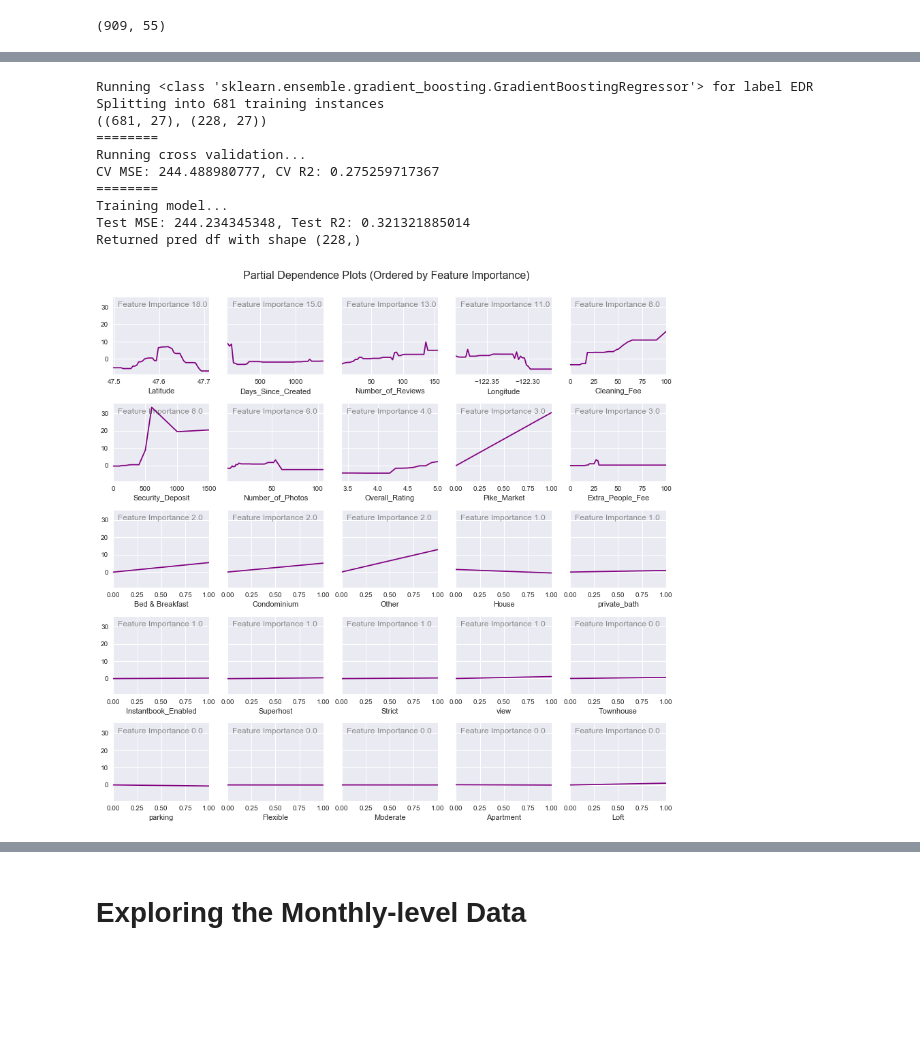
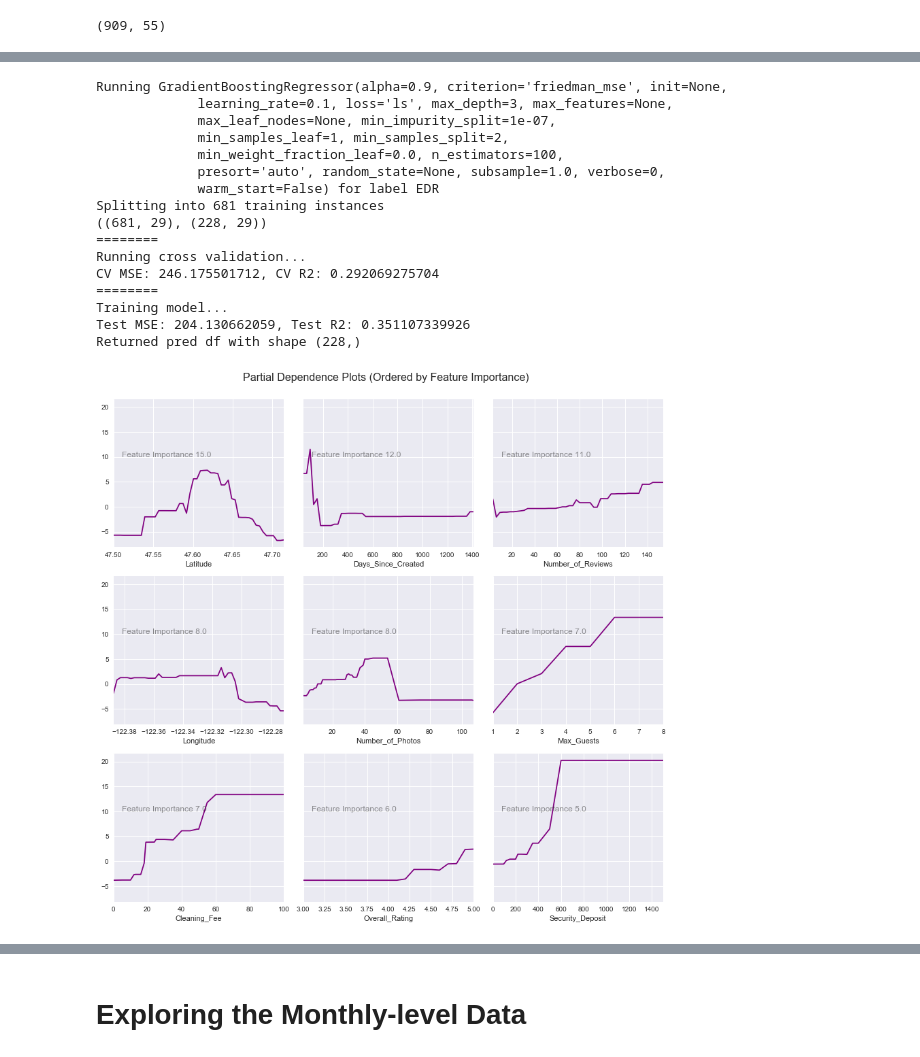
Before and after one commit to epxjk82/airbnKEY, a Jupyter notebook: Airbnb_loft_analysis_monthly_OR50.ipynb, the cells around one changed output, grey strips where cells are left out. Saved outputs shown, nothing was run; the diff lists cells and outputs as text; code cells hidden in the pictures; blank space fills up the shorter version.

```diff
--- a/Airbnb_loft_analysis_monthly_OR50.ipynb
+++ b/Airbnb_loft_analysis_monthly_OR50.ipynb
@@ -519,9 +595,10 @@ listing_gdbr_cols_keep = [
 # ==== LISTING DETAILS ==========
 #'Bathrooms', 'Bedrooms',
 'Days_Since_Created', 'Number_of_Photos','Instantbook_Enabled',
+'Max_Guests', 'Minimum_Stay',
 # ---- Exclude
 #'Property_ID', 'Listing_Title', 'Listing_Main_Image_URL','Listing_URL','Created_Date',
-#'Check-in_Time', 'Checkout_Time', 'Max_Guests', 'Minimum_Stay',
+#'Check-in_Time', 'Checkout_Time',
 
 # ==== BOOKING HISTORY =========
 'EDR',
@@ -561,23 +644,29 @@ listing_gdbr_cols_dummy = [
 # %%
-gdbr_pred_df, gdbr_train_df, gdbr_model = pred.get_model_predictions_df(GradientBoostingRegressor,
+gdbr_pred_df, gdbr_train_df, gdbr_model = pred.get_model_predictions_df(GradientBoostingRegressor(),
                                                                      listing_data_df, 'EDR',
                                                                      listing_gdbr_cols_keep, listing_gdbr_cols_dummy,
                                                                      loft_sample=False)
 # %% [output]
-Running <class 'sklearn.ensemble.gradient_boosting.GradientBoostingRegressor'> for label EDR
+Running GradientBoostingRegressor(alpha=0.9, criterion='friedman_mse', init=None,
+             learning_rate=0.1, loss='ls', max_depth=3, max_features=None,
+             max_leaf_nodes=None, min_impurity_split=1e-07,
+             min_samples_leaf=1, min_samples_split=2,
+             min_weight_fraction_leaf=0.0, n_estimators=100,
+             presort='auto', random_state=None, subsample=1.0, verbose=0,
+             warm_start=False) for label EDR
 Splitting into 681 training instances
-((681, 27), (228, 27))
+((681, 29), (228, 29))
 ========
 Running cross validation...
-CV MSE: 244.488980777, CV R2: 0.275259717367
+CV MSE: 246.175501712, CV R2: 0.292069275704
 ========
 Training model...
-Test MSE: 244.234345348, Test R2: 0.321321885014
+Test MSE: 204.130662059, Test R2: 0.351107339926
 Returned pred df with shape (228,)
 # %%
-pred.plot_partial_dependency_plots(gdbr_model,gdbr_train_df, 30)
+pred.plot_partial_dependency_plots(gdbr_model,gdbr_train_df, 3,3,10)
 # %% [output]
-[figure, old version]
+[figure, new version]
 # %%
 gdbr_pred_X_df = pred.prep_model_df(listing_data_df, listing_gdbr_cols_keep, pred.get_dummy_dfs(listing_data_df, listing_gdbr_cols_dummy))
 # %%
```
Also changed, not shown: parts of 82 cells of this notebook, 1 other file.
